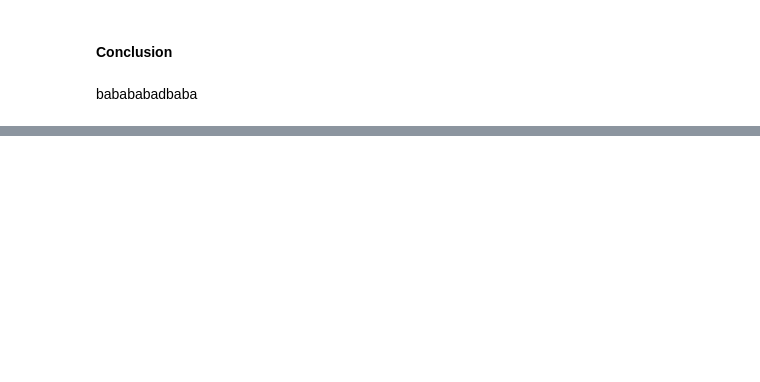
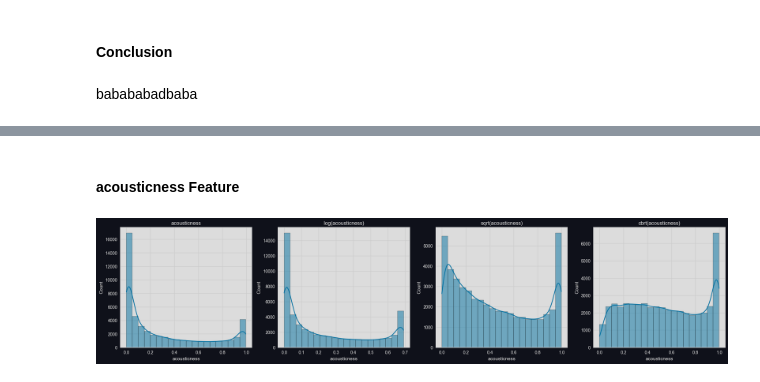
Before and after one commit to AthimetA/FRA503_HW_ML, a Jupyter notebook: Project/project.ipynb, the cells around one changed output, grey strips where cells are left out. Saved outputs shown, nothing was run; the diff lists cells and outputs as text; code cells hidden in the pictures; blank space fills up the shorter version.

```diff
--- a/Project/project.ipynb
+++ b/Project/project.ipynb
@@ -1351,0 +1392,14 @@ dfNormal_LOF.to_csv('Data/dfNormal_LOF.csv', index=False)
+# %% [markdown]
+#### **acousticness Feature**
+# %%
+acousticness_base = df['acousticness']
+acousticness_log = np.log(df["acousticness"]+1)
+acousticness_sqrt = np.sqrt(df["acousticness"])
+acousticness_cbrt = np.cbrt(df["acousticness"])
+title = ['acousticness', 'log(acousticness)', 'sqrt(acousticness)', 'cbrt(acousticness)']
+acousticnesstf , axes = plt.subplots(1, 4, figsize=(25, 5))
+for idx, col in enumerate([acousticness_base, acousticness_log, acousticness_sqrt, acousticness_cbrt]):
+    sns.histplot(col, ax=axes[idx], kde=True,bins=20)
+    axes[idx].set_title(title[idx])
+# %% [output]
+[figure, added]
```
Also changed, not shown: parts of 45 cells of this notebook.
